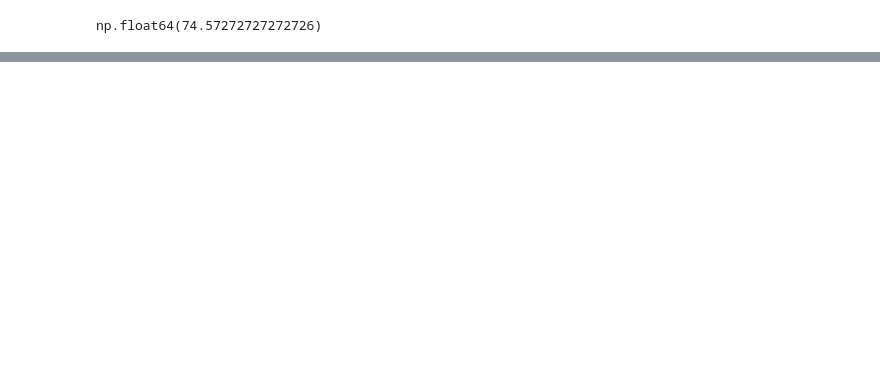
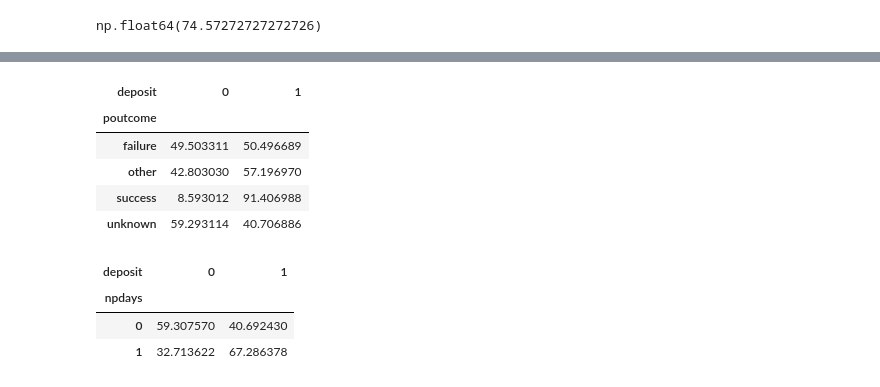
Before and after one commit to DiegoVa6/Grupo05_Practica1, a Jupyter notebook: exercise.ipynb, the cells around one changed output, grey strips where cells are left out. Cells and saved outputs as stored; diff of their text form; code cells hidden in the pictures; blank space fills up the shorter version.

```diff
--- a/exercise.ipynb
+++ b/exercise.ipynb
@@ -157,0 +278,16 @@ ava_data["pdays"] = ava_data["pdays"].replace(-1, np.nan)
+# %%
+pd.crosstab(X["poutcome"], y, normalize="index") * 100
+# %% [output]
+| deposit | 0 | 1 |
+| poutcome |  |  |
+| failure | 49.503311 | 50.496689 |
+| other | 42.803030 | 57.196970 |
+| success | 8.593012 | 91.406988 |
+| unknown | 59.293114 | 40.706886 |
+# %%
+pd.crosstab(X["npdays"], y, normalize="index") * 100
+# %% [output]
+| deposit | 0 | 1 |
+| npdays |  |  |
+| 0 | 59.307570 | 40.692430 |
+| 1 | 32.713622 | 67.286378 |
```
Also changed, not shown: parts of 31 cells of this notebook.
